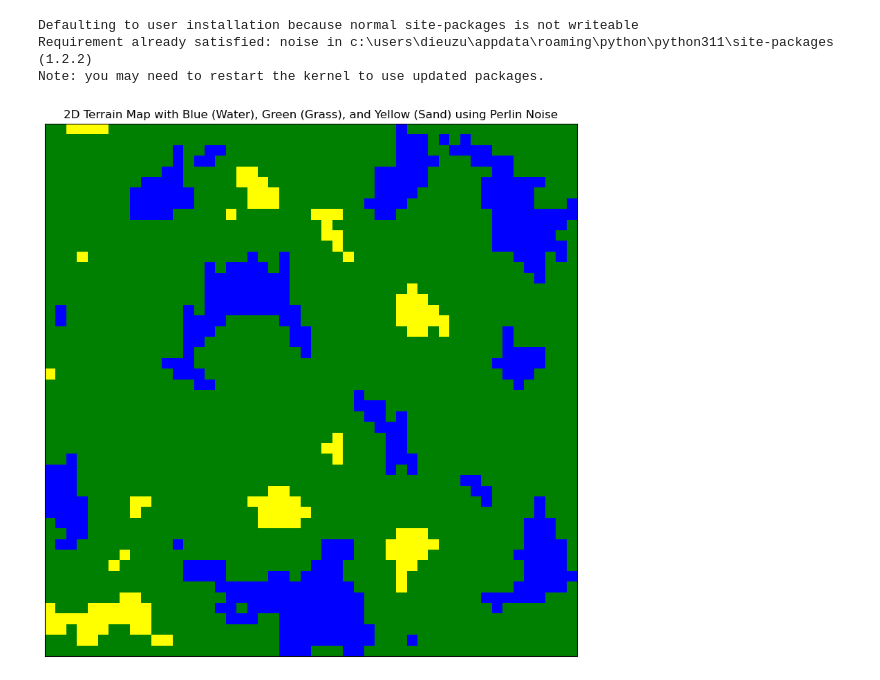
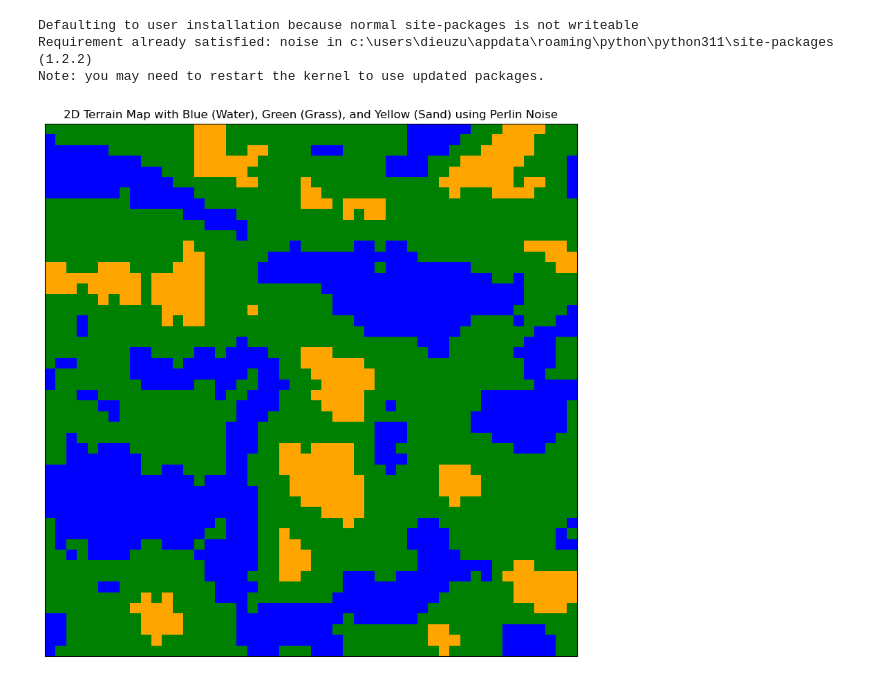
Before and after one commit to Dieuzu/AI-Pathfinding-Techniques, a Jupyter notebook: CW_AAI - Copy - Copy.ipynb, the cells around one changed output. Cells and saved outputs as stored; diff of their text form; code cells hidden in the pictures.

```diff
--- a/CW_AAI - Copy - Copy.ipynb
+++ b/CW_AAI - Copy - Copy.ipynb
@@ -238,35 +237,0 @@ plt.show()
-# %%
-import numpy as np
-import random
-import matplotlib.pyplot as plt
-from matplotlib.colors import ListedColormap
-
-# Define the terrain with three colors: blue (water), green (grass), yellow (sand)
-grid_size = (30, 30)  # Increase the grid size
-terrain_density = [0.2, 0.5, 0.3]  # Adjust the density for each color
-terrain = np.zeros(grid_size, dtype=int)
-
-# Add colors to the terrain based on density
-for i in range(grid_size[0]):
-    for j in range(grid_size[1]):
-        rand_val = random.random()
-        if rand_val < terrain_density[0]:
-            terrain[i, j] = 0  # Blue (Water)
-        elif rand_val < terrain_density[0] + terrain_density[1]:
-            terrain[i, j] = 1  # Green (Grass)
-        else:
-            terrain[i, j] = 2  # Yellow (Sand)
-
-# Define custom colormap for blue, green, and yellow
-colors = ['blue', 'green', 'yellow']
-custom_cmap = ListedColormap(colors)
-
-# Visualize the terrain with custom colormap
-plt.figure(figsize=(10, 10))  # Adjust the figure size
-plt.imshow(terrain, cmap=custom_cmap, origin='upper', interpolation='none', vmin=0, vmax=2)
-
-# Hide only the ticks and tick labels
-plt.tick_params(axis='both', which='both', bottom=False, top=False, left=False, right=False, labelbottom=False, labelleft=False)
-
-plt.title('2D Terrain Map with Blue (Water), Green (Grass), and Yellow (Sand)')
-plt.show()
@@ -302,7 +265,7 @@ def generate_perlin_noise(shape, scale=100.0, octaves=6, persistence=0.5, lacuna
 
 # Define the terrain with three colors: blue (water), green (grass), yellow (sand)
 grid_size = (50, 50)  # Increase the grid size
-terrain_density = [0.3, 0.5, 0.2]  # Adjust the density for each color
+terrain_density = [0.4, 0.3, 0.3]  # Adjust the density for each color
 
 # Generate a random seed
 seed = random.randint(0, 1000)
@@ -310,32 +273,32 @@ seed = random.randint(0, 1000)
 # Generate 2D Perlin noise for the terrain with the random seed
 terrain_noise = generate_perlin_noise(grid_size, scale=10.0, octaves=6, persistence=0.5, lacunarity=2.0, seed=seed)
 
 # Normalize the noise values to be between 0 and 1
 terrain_noise = (terrain_noise - np.min(terrain_noise)) / (np.max(terrain_noise) - np.min(terrain_noise))
 
 # Categorize the terrain based on noise values and density
 terrain = np.zeros(grid_size, dtype=int)
 for i in range(grid_size[0]):
     for j in range(grid_size[1]):
         if terrain_noise[i, j] < terrain_density[0]:
             terrain[i, j] = 0  # Blue (Water)
         elif terrain_noise[i, j] < terrain_density[0] + terrain_density[1]:
             terrain[i, j] = 1  # Green (Grass)
         else:
             terrain[i, j] = 2  # Yellow (Sand)
 
 # Define custom colormap for blue, green, and yellow
-colors = ['blue', 'green', 'yellow']
+colors = ['blue', 'green', 'orange']
 custom_cmap = ListedColormap(colors)
 
 # Visualize the terrain with custom colormap
 plt.figure(figsize=(10, 10))  # Adjust the figure size
 plt.imshow(terrain, cmap=custom_cmap, origin='upper', interpolation='none', vmin=0, vmax=2)
 
 # Hide only the ticks and tick labels
 plt.tick_params(axis='both', which='both', bottom=False, top=False, left=False, right=False, labelbottom=False, labelleft=False)
 
 plt.title('2D Terrain Map with Blue (Water), Green (Grass), and Yellow (Sand) using Perlin Noise')
 plt.show()
 # %% [output]
-[figure, old version]
+[figure, new version]
```
Also changed, not shown: parts of 4 cells of this notebook, 1 other file.
